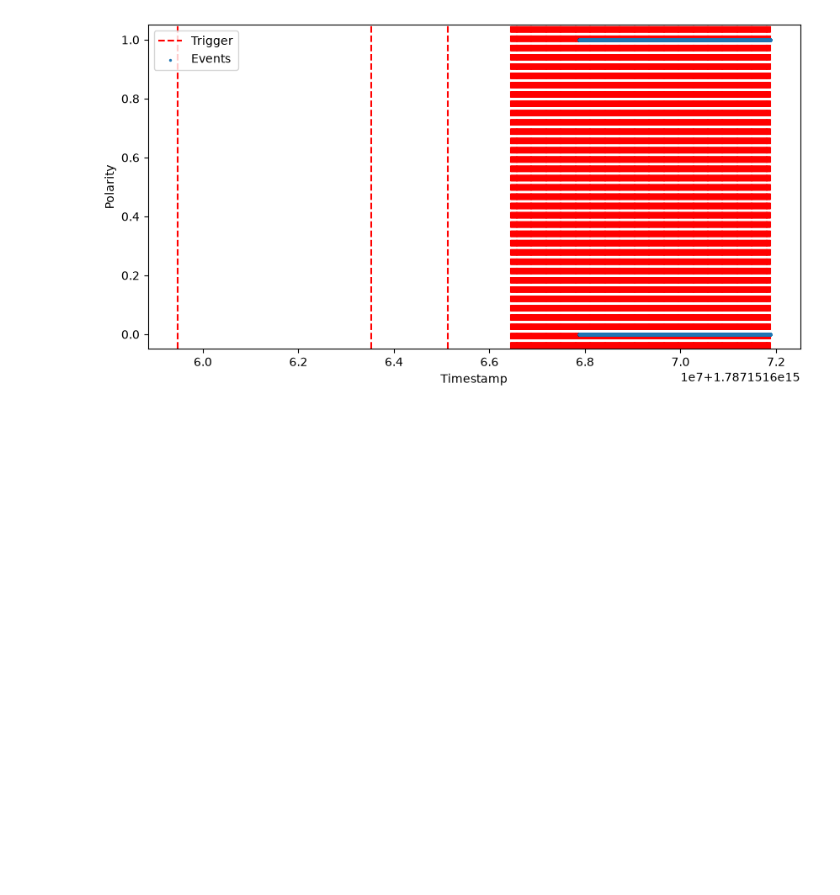
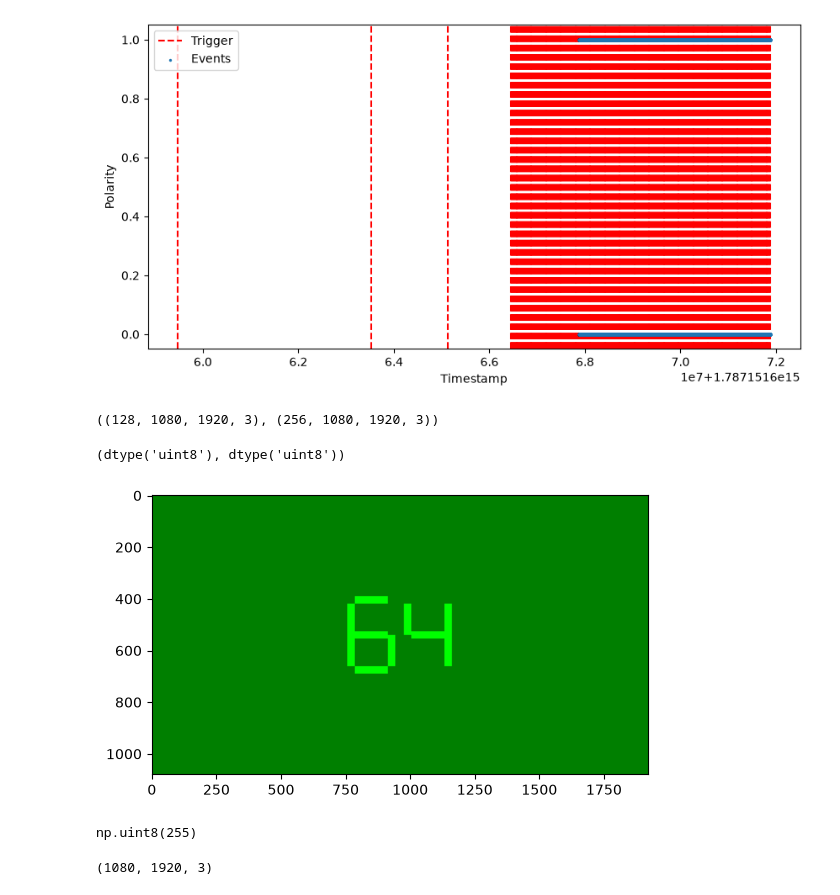
Before and after one commit to importly/dmdcontrol, a Jupyter notebook: timestamps.ipynb, the cells around one changed output. Drawn from its saved outputs; the diff is of its cells as text; code cells hidden in the pictures; blank space fills up the shorter version.

```diff
--- a/timestamps.ipynb
+++ b/timestamps.ipynb
@@ -34,14 +34,29 @@ frames_a = pack_count_sequence_frames(
     count_blank_between_frames=True,
 )
 # %%
-fm = np.zeros((10, 1080, 1920), dtype=np.uint8)
-for count in range(5, 15):
+fm = np.zeros((64, 1080, 1920), dtype=np.uint8)
+for count in range(1, 65):
     count_mask = _decimal_number_display_masks(
         (count,),
         width=1920,
         height=1080,
         size_px=300,
     )
-    fm[count - 5] = count_mask[0]
+    fm[count - 1] = count_mask[0]
 
 frames_b = pack_sequence_frames(fm)
+# %%
+np.asarray(frames_a).shape, np.asarray(frames_b).shape
+# %% [output]
+((128, 1080, 1920, 3), (256, 1080, 1920, 3))
+# %%
+frames_a[0].dtype, frames_b[0].dtype
+# %% [output]
+(dtype('uint8'), dtype('uint8'))
+# %%
+import matplotlib.pyplot as plt
+
+plt.imshow(frames_b[-4], cmap='gray')
+plt.show()
+# %% [output]
+[figure, added]
@@ -47,0 +67,8 @@ frames_b = pack_sequence_frames(fm)
+# %%
+k[:,:,2].max()
+# %% [output]
+np.uint8(255)
+# %%
+k.shape
+# %% [output]
+(1080, 1920, 3)
```
Also changed, not shown: parts of 2 cells of this notebook, 5 other files.
